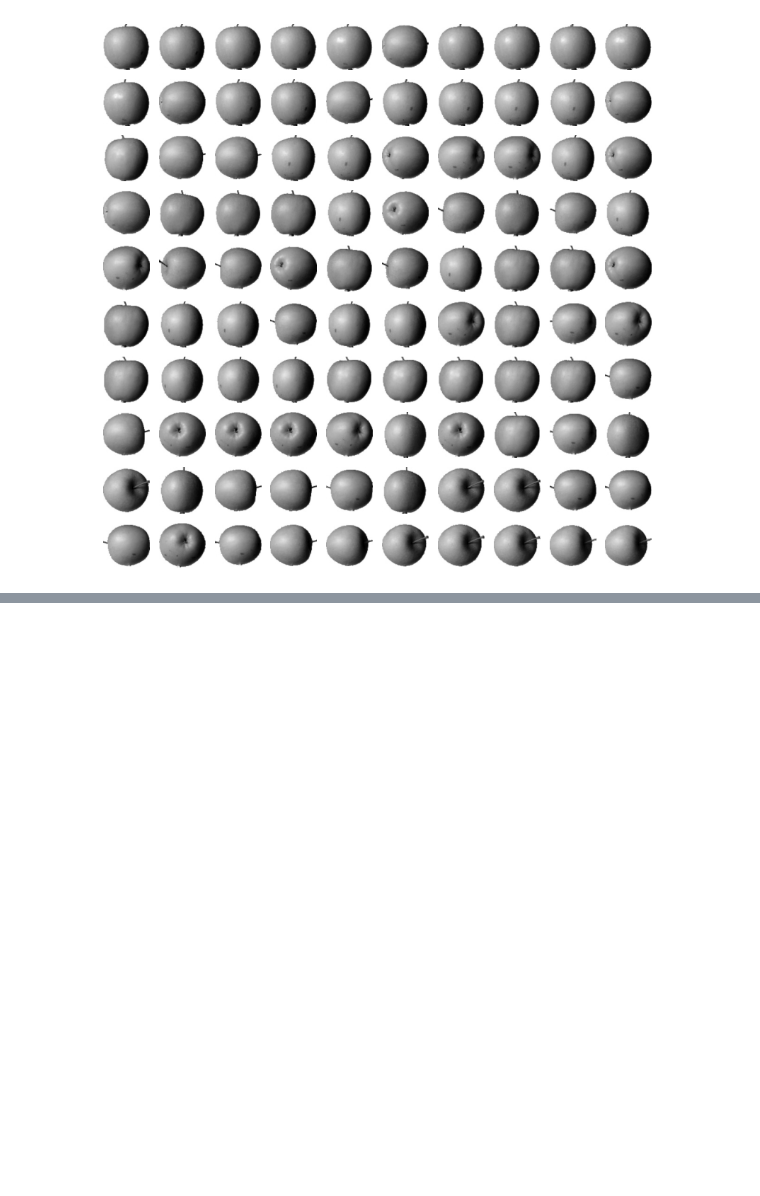
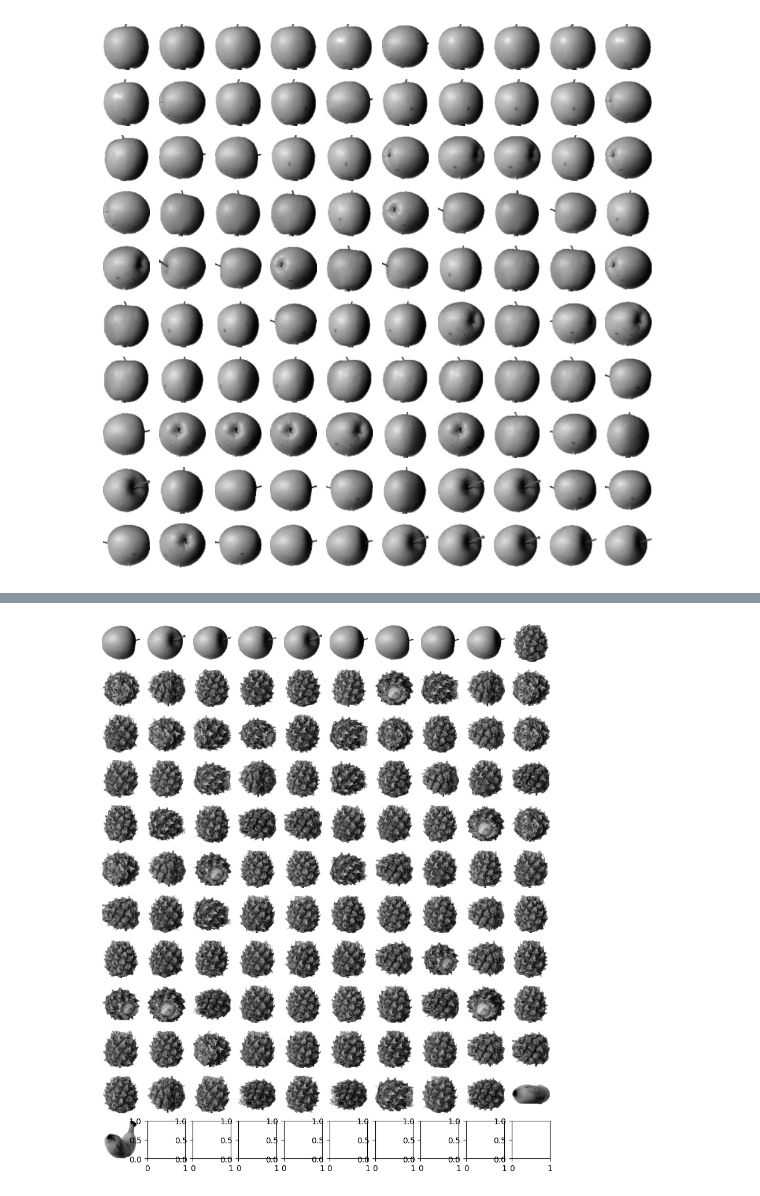
Before and after one commit to Juseong-Yu/hongonmachine, a Jupyter notebook: 혼공머신.ipynb, the cells around one changed output, grey strips where cells are left out. Cells and saved outputs as stored; diff of their text form; code cells hidden in the pictures; blank space fills up the shorter version.

```diff
--- a/혼공머신.ipynb
+++ b/혼공머신.ipynb
@@ -1456,0 +1535,4 @@ plt.show()
+# %%
+draw_fruits(fruits[km.labels_ == 2])
+# %% [output]
+[figure, added]
```
Also changed, not shown: parts of 12 cells of this notebook.
